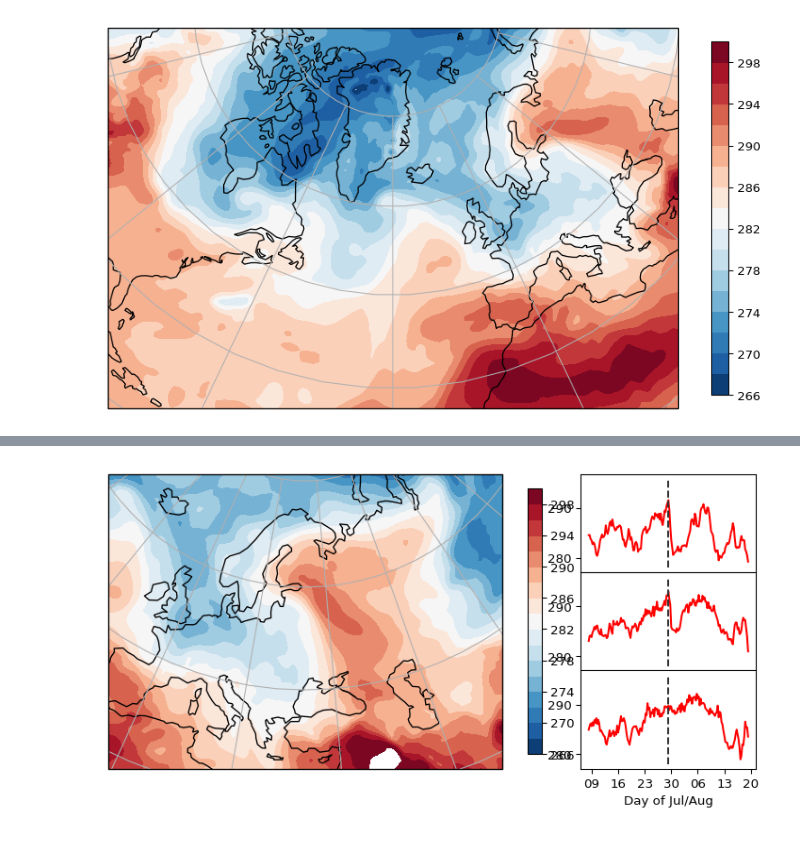
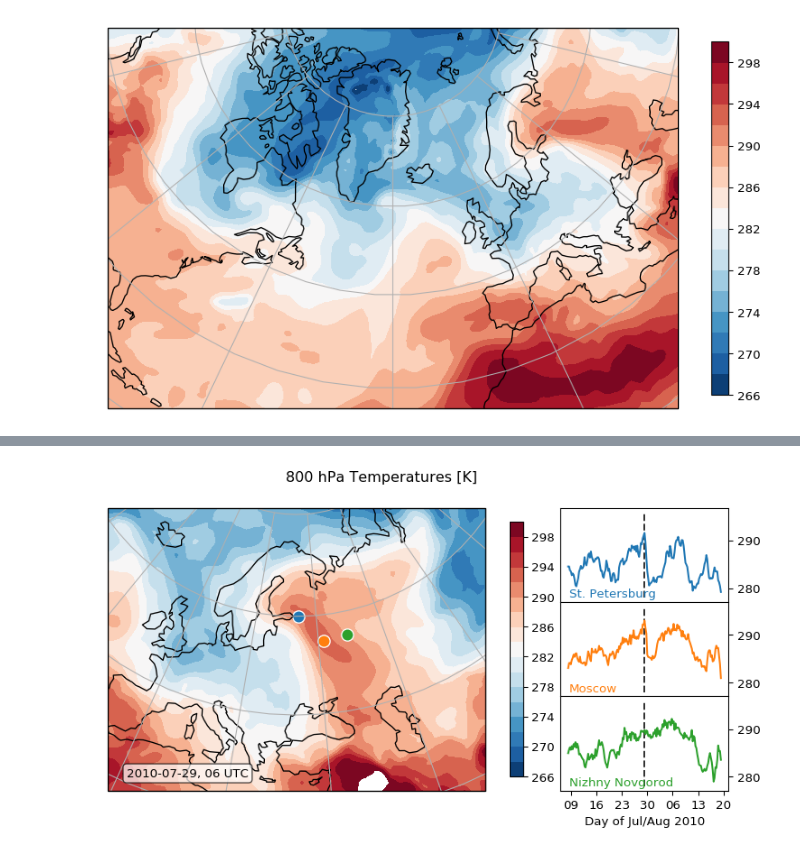
Before and after one commit to rewquey/python_intro, a Jupyter notebook: D2S2 Gridded data analysis.ipynb, the cells around one changed output, grey strips where cells are left out. Cells and saved outputs as stored; diff of their text form; code cells hidden in the pictures.

Commit message:
WIP D2S2, plotting part finished
Some more data analyses would however be nice to include still. Also
requires much more commenting between the code blocks.

```diff
--- a/D2S2 Gridded data analysis.ipynb
+++ b/D2S2 Gridded data analysis.ipynb
@@ -140,7 +139,8 @@ fig = plt.figure(figsize=(10.0,6.0), dpi=96)
 ax = plt.axes(projection=proj)
 
 # A temperature map
-cs = ax.contourf(t_da.longitude, t_da.latitude, t_da.sel(time=dt(2010,7,29,6)),
+showdate = t_da.time.values[0]
+cs = ax.contourf(t_da.longitude, t_da.latitude, t_da.sel(time=showdate),
             range(266,301,2),
             cmap='RdBu_r',
             transform=ccrs.PlateCarree(), # the projection of the data grid, here lat/lon, i.e. PlateCarree
@@ -152,6 +152,5 @@ ax.set_xlim([-5.4e6, 5.4e6])
 ax.set_ylim([-3.6e6, 3.6e6])
 
 plt.colorbar(cs, fraction=0.1, shrink=0.9)
-plt.show()
 # %% [output]
 [figure]
@@ -158,63 +194,62 @@ plt.show()
 # %%
 import numpy as np
+import pandas as pd
 import matplotlib.dates as mdates
 import matplotlib.gridspec as gridspec
-from datetime import timedelta as td
-
-
-# new projection, centred on Moscow
-proj = ccrs.LambertConformal(
-    central_longitude=30,
-    central_latitude=55,
-    standard_parallels=(55, 55)
-)
-
-# obs and info from different places
-stations = ['StPeter', 'Moscow', 'NizNovg']
-stationnames = ['St. Petersburg', 'Moscow', 'Nizhny Novgorod']
 
 # width with cb: 6.48 / 0.9 = 7.2, leaving 2.8 for the temperature curves
 fig = plt.figure(figsize=(10.0,4.32), dpi=96)
 
 # Setup panels
 gs = gridspec.GridSpec(3,4)
 gs.update(hspace=0.0, wspace=0.0)
 
 # Plot map
 axm = plt.subplot(gs[:,:-1], projection=proj) # Map axes covers everything but the rightmost column
-cs = axm.contourf(t_da.longitude, t_da.latitude, t_da.sel(time=dt(2010,7,29,6)),
+cs = axm.contourf(t_da.longitude, t_da.latitude, t_da.sel(time=showdate),
             range(266,301,2),
             cmap='RdBu_r',
             transform=ccrs.PlateCarree(), # the projection of the data grid, here lat/lon, i.e. PlateCarree
 )
 axm.coastlines()
 axm.gridlines(ylocs=range(15,76,15))
 
 axm.set_xlim([-3.2e6, 3.2e6])
 axm.set_ylim([-2.4e6, 2.4e6])
 plt.colorbar(cs, fraction=0.1, shrink=0.9)
 
-# ToDo: Avoid these, convert this data to netCDF and load that here,
-#       then index by dates rather than time step
-dates = [dt(2010,1,1)+i*td(0.25) for i in range(1460)]
-date = dates[837]
-slc = slice(837-28*3, 837+28*3+1)
+# Convert showdate to datetime, to then be able to format a string
+datestr = pd.to_datetime(showdate).strftime('%Y-%m-%d, %H UTC')
+axm.text(0.05, 0.05, datestr, transform=axm.transAxes,
+         bbox=dict(boxstyle="round", fc='w', alpha=0.7))
 
-# Plot temperature time series
+# Plot temperature time series, 3 weeks before and after the peak of the heat wave
+showperiod = (showdate - np.timedelta64(21, 'D'), showdate + np.timedelta64(21, 'D'))
 for sidx, station, name in zip(range(len(stations)), stations, stationnames):
-    f = np.load('d2s2/ts_%s.npz' % station)
-    T = f['T']
+    color = 'C%d' % sidx
+    f = xr.open_dataset('d2s2/ei.ans.2010.800.%s.nc' % station)
+    T = f['T'].squeeze() # Remove length-1 dimensions (lev,lat,lon), leaving only time in this case
+
+    lat = f['lat'].values[0]
+    lon = f['lon'].values[0]
+    axm.scatter(lon, lat, s=100, facecolor=color, edgecolor='w',
+               linewidth=1, transform=ccrs.PlateCarree())
 
     ax = plt.subplot(gs[sidx,-1])
-    ax.plot(dates[slc], T[slc], 'r-')
-    ax.plot([date, date], [278,296], color='0.2', linestyle='--') # vertical line
+    ax.plot([showdate, showdate], [278,296], color='0.2', linestyle='--') # vertical line
+    slc = xr.ufuncs.logical_and(T.time >= showperiod[0], T.time <= showperiod[1])
+    #T[slc].plot(color='red')
+    ax.plot(T.time[slc], T[slc], color)
+    ax.yaxis.tick_right()
 
     if station == stations[-1]:
         ax.xaxis.set_major_formatter(mdates.DateFormatter('%d'))
-        ax.set_xlabel('Day of Jul/Aug')
+        ax.set_xlabel('Day of Jul/Aug 2010')
     else:
         ax.set_xticks([])
 
-plt.show()
+    ax.text(0.05, 0.05, name, color=color, transform=ax.transAxes)
+
+fig.suptitle('800 hPa Temperatures [K]')
 # %% [output]
-[figure, old version]
+[figure, new version]
```
Also changed, not shown: parts of 4 cells of this notebook, 7 other files.
